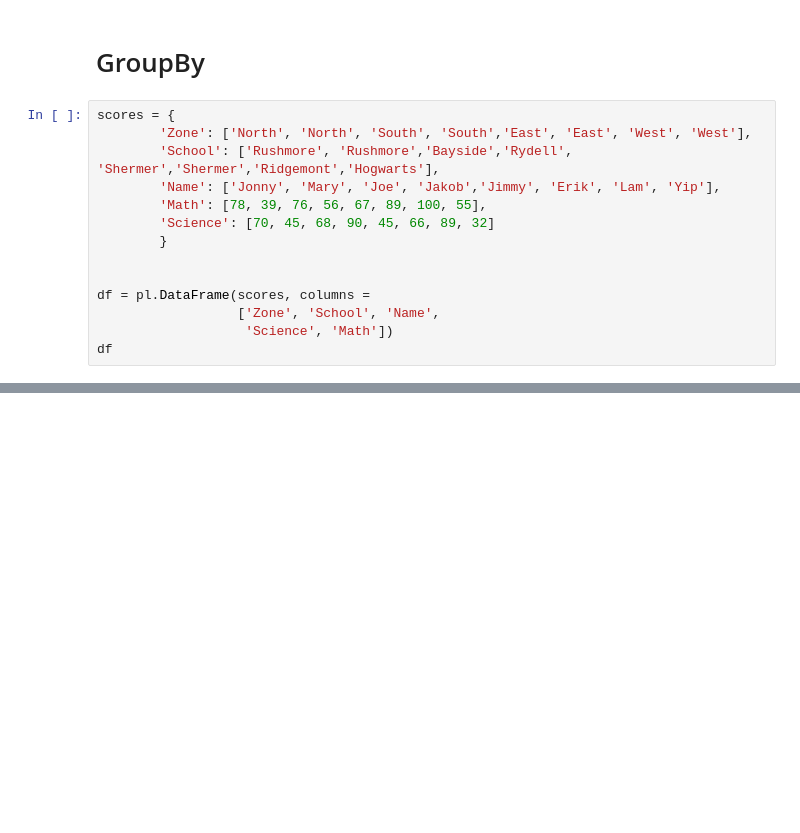
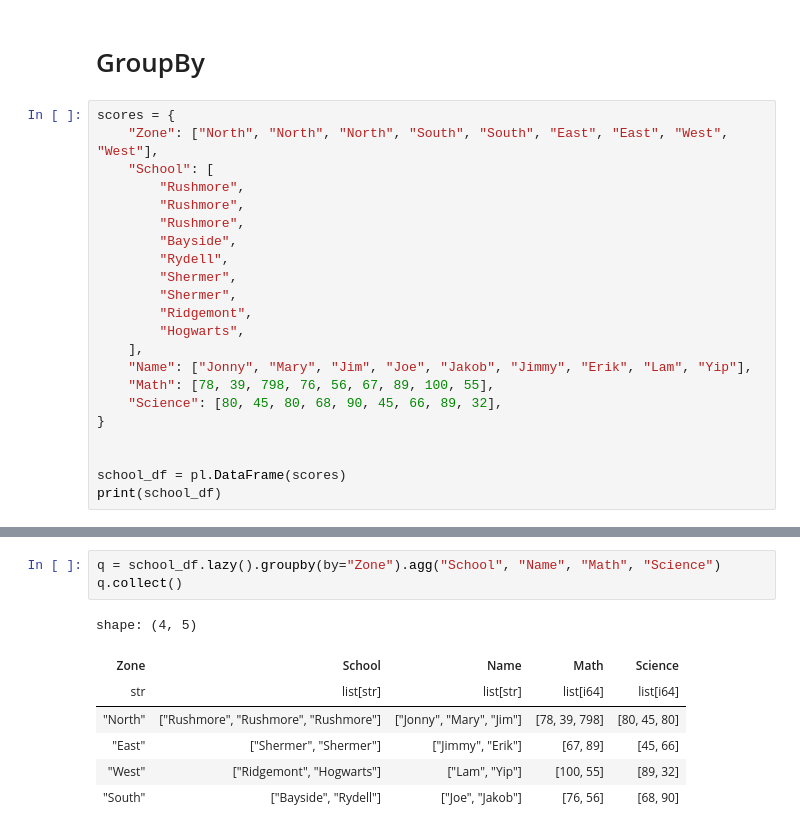
Before and after one commit to ethanmsl/polar-jupyter, a Jupyter notebook: polars-local.ju.ipynb, the cells around one changed output, grey strips where cells are left out. Saved outputs shown, nothing was run; the diff lists cells and outputs as text; blank space fills up the shorter version.

Commit message:
explr: more groupby antics

```diff
--- a/polars-local.ju.ipynb
+++ b/polars-local.ju.ipynb
@@ -83,16 +83,24 @@ polars.dataframe.frame.DataFrame
 # GroupBy
 # %%
 scores = {
-        'Zone': ['North', 'North', 'South', 'South','East', 'East', 'West', 'West'],
-        'School': ['Rushmore', 'Rushmore','Bayside','Rydell', 'Shermer','Shermer','Ridgemont','Hogwarts'],
-        'Name': ['Jonny', 'Mary', 'Joe', 'Jakob','Jimmy', 'Erik', 'Lam', 'Yip'],
-        'Math': [78, 39, 76, 56, 67, 89, 100, 55],
-        'Science': [70, 45, 68, 90, 45, 66, 89, 32]
-        }
+    "Zone": ["North", "North", "North", "South", "South", "East", "East", "West", "West"],
+    "School": [
+        "Rushmore",
+        "Rushmore",
+        "Rushmore",
+        "Bayside",
+        "Rydell",
+        "Shermer",
+        "Shermer",
+        "Ridgemont",
+        "Hogwarts",
+    ],
+    "Name": ["Jonny", "Mary", "Jim", "Joe", "Jakob", "Jimmy", "Erik", "Lam", "Yip"],
+    "Math": [78, 39, 798, 76, 56, 67, 89, 100, 55],
+    "Science": [80, 45, 80, 68, 90, 45, 66, 89, 32],
+}
 
 
-df = pl.DataFrame(scores, columns =
-                  ['Zone', 'School', 'Name',
-                   'Science', 'Math'])
-df
+school_df = pl.DataFrame(scores)
+print(school_df)
 # %% [output]
@@ -99,0 +123,11 @@ TypeError: DataFrame.__init__() got an unexpected keyword argument 'columns'
+# %%
+q = school_df.lazy().groupby(by="Zone").agg("School", "Name", "Math", "Science")
+q.collect()
+# %% [output]
+shape: (4, 5)
+| Zone | School | Name | Math | Science |
+| str | list[str] | list[str] | list[i64] | list[i64] |
+| "North" | ["Rushmore", "Rushmore", "Rushmore"] | ["Jonny", "Mary", "Jim"] | [78, 39, 798] | [80, 45, 80] |
+| "East" | ["Shermer", "Shermer"] | ["Jimmy", "Erik"] | [67, 89] | [45, 66] |
+| "West" | ["Ridgemont", "Hogwarts"] | ["Lam", "Yip"] | [100, 55] | [89, 32] |
+| "South" | ["Bayside", "Rydell"] | ["Joe", "Jakob"] | [76, 56] | [68, 90] |
```
Also changed, not shown: parts of 17 cells of this notebook.
